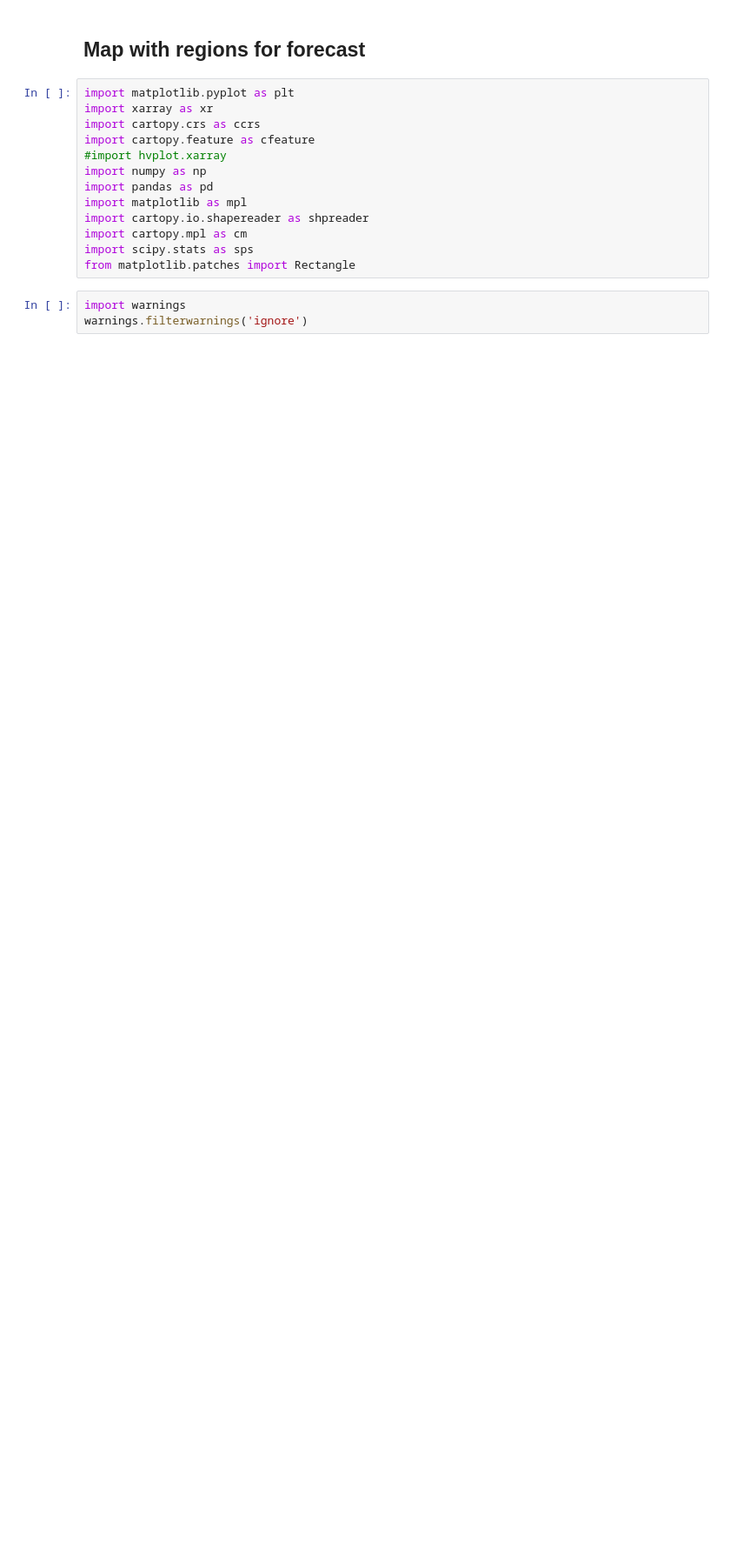
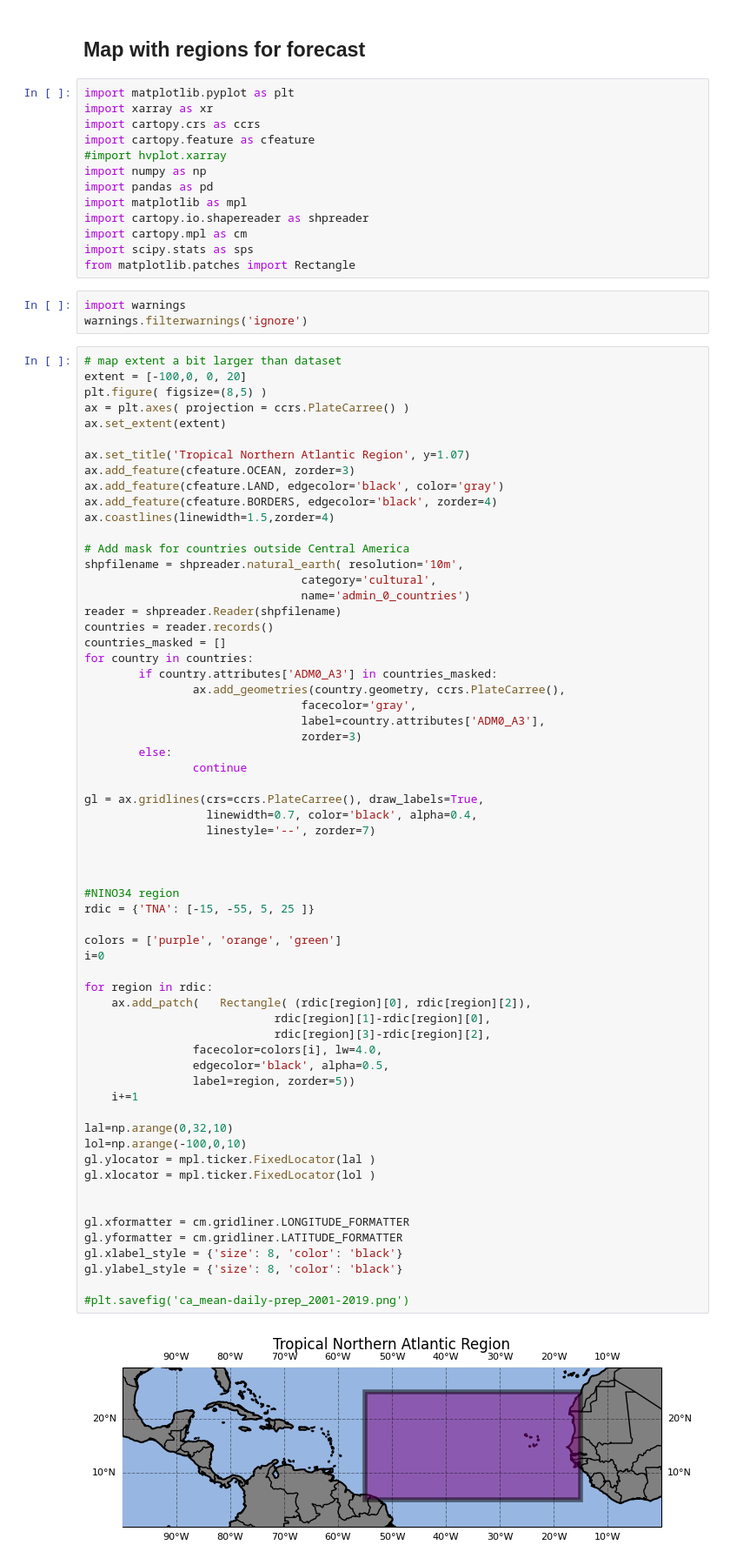
Before and after one commit to Guitlle/insivumeh_proyecto_eps, a Jupyter notebook: reports/maps-regions-guatemala-forecast.ipynb, the cells around one changed output. Shown at 87% size. Drawn from its saved outputs; the diff is of its cells as text; blank space fills up the shorter version.

```diff
--- a/reports/maps-regions-guatemala-forecast.ipynb
+++ b/reports/maps-regions-guatemala-forecast.ipynb
@@ -16,3 +16,67 @@ from matplotlib.patches import Rectangle
 # %%
 import warnings
 warnings.filterwarnings('ignore')
+# %%
+# map extent a bit larger than dataset
+extent = [-100,0, 0, 20]
+plt.figure( figsize=(8,5) )
+ax = plt.axes( projection = ccrs.PlateCarree() )
+ax.set_extent(extent)
+
+ax.set_title('Tropical Northern Atlantic Region', y=1.07)
+ax.add_feature(cfeature.OCEAN, zorder=3)
+ax.add_feature(cfeature.LAND, edgecolor='black', color='gray')
+ax.add_feature(cfeature.BORDERS, edgecolor='black', zorder=4)
+ax.coastlines(linewidth=1.5,zorder=4)
+
+# Add mask for countries outside Central America
+shpfilename = shpreader.natural_earth( resolution='10m',
+                                category='cultural',
+                                name='admin_0_countries')
+reader = shpreader.Reader(shpfilename)
+countries = reader.records()
+countries_masked = []
+for country in countries:
+        if country.attributes['ADM0_A3'] in countries_masked:
+                ax.add_geometries(country.geometry, ccrs.PlateCarree(),
+                                facecolor='gray',
+                                label=country.attributes['ADM0_A3'],
+                                zorder=3)
+        else:
+                continue
+
+gl = ax.gridlines(crs=ccrs.PlateCarree(), draw_labels=True,
+                  linewidth=0.7, color='black', alpha=0.4,
+                  linestyle='--', zorder=7)
+
+
+
+#NINO34 region
+rdic = {'TNA': [-15, -55, 5, 25 ]}
+
+colors = ['purple', 'orange', 'green']
+i=0
+
+for region in rdic:
+    ax.add_patch(   Rectangle( (rdic[region][0], rdic[region][2]),
+                            rdic[region][1]-rdic[region][0],
+                            rdic[region][3]-rdic[region][2],
+                facecolor=colors[i], lw=4.0,
+                edgecolor='black', alpha=0.5,
+                label=region, zorder=5))
+    i+=1
+
+lal=np.arange(0,32,10)
+lol=np.arange(-100,0,10)
+gl.ylocator = mpl.ticker.FixedLocator(lal )
+gl.xlocator = mpl.ticker.FixedLocator(lol )
+
+
+gl.xformatter = cm.gridliner.LONGITUDE_FORMATTER
+gl.yformatter = cm.gridliner.LATITUDE_FORMATTER
+gl.xlabel_style = {'size': 8, 'color': 'black'}
+gl.ylabel_style = {'size': 8, 'color': 'black'}
+
+#plt.savefig('ca_mean-daily-prep_2001-2019.png')
+# %% [output]
+[figure, added]
```
Also changed, not shown: parts of 5 cells of this notebook, 1 other file.
